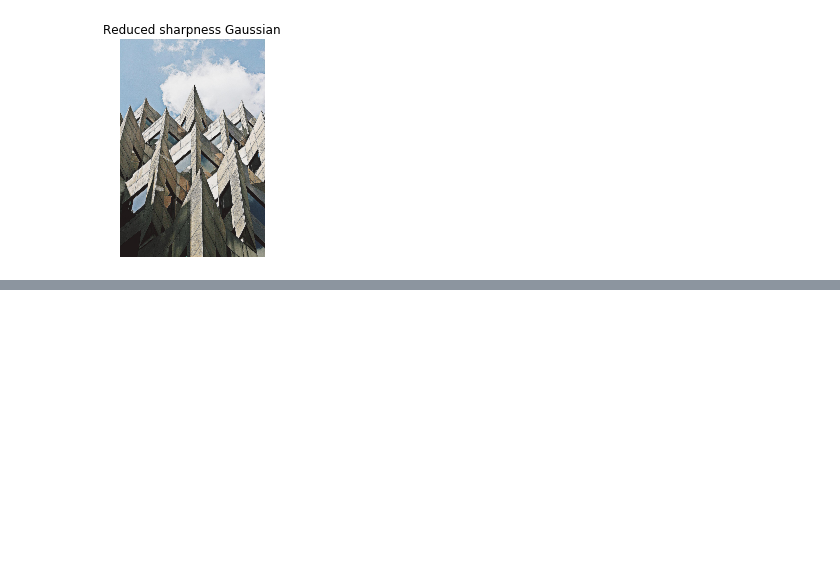
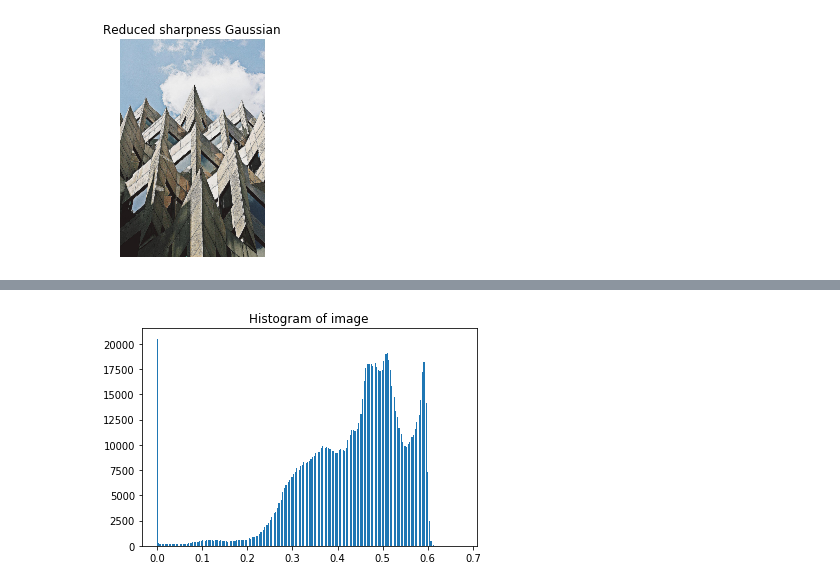
Before and after one commit to goodboychan/datacamp_repo, a Jupyter notebook: Image.Processing.in.Python/Filters-Contrast-Transformation-and-Morphology.ipynb, the cells around one changed output, grey strips where cells are left out. Drawn from its saved outputs; the diff is of its cells as text; code cells hidden in the pictures; blank space fills up the shorter version.

```diff
--- a/Image.Processing.in.Python/Filters-Contrast-Transformation-and-Morphology.ipynb
+++ b/Image.Processing.in.Python/Filters-Contrast-Transformation-and-Morphology.ipynb
@@ -74,0 +95,5 @@ show_image(gaussian_image, 'Reduced sharpness Gaussian')
+# %%
+plt.title('Histogram of image')
+plt.hist(chest_xray_image.ravel(), bins=256);
+# %% [output]
+[figure, added]
```
Also changed, not shown: parts of 30 cells of this notebook, 1 other file.
